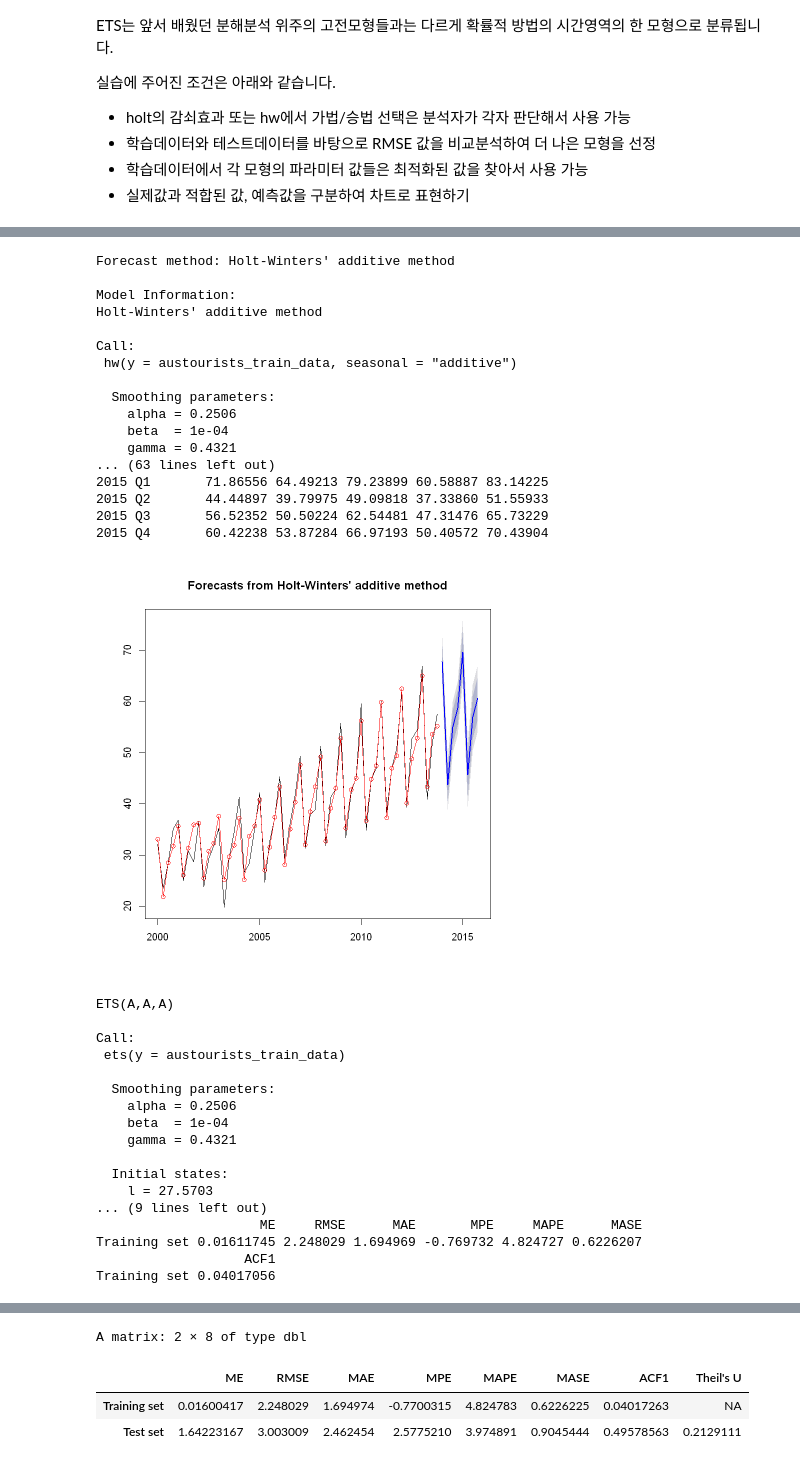
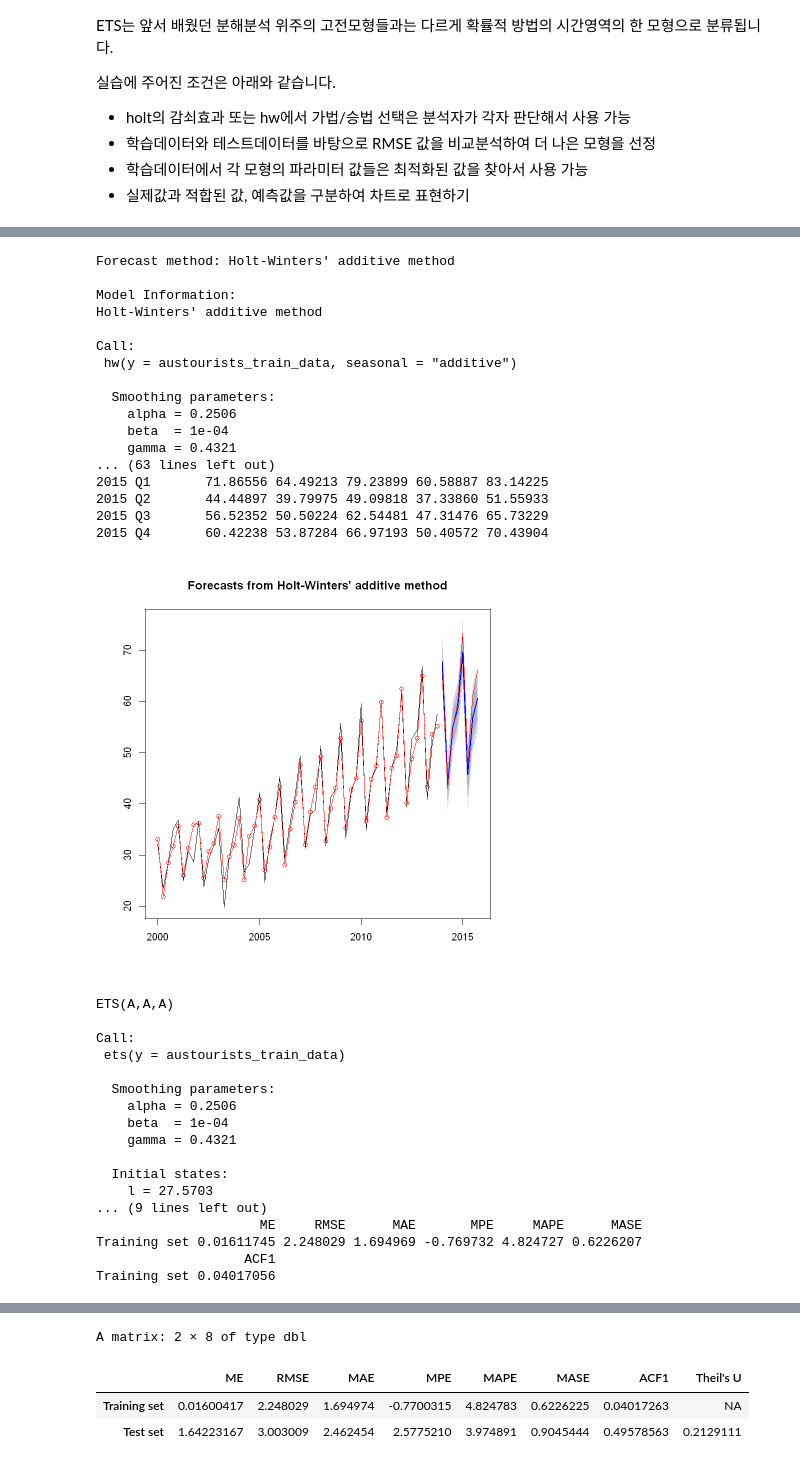
Before and after one commit to ohjinjin/TimeSeries_Lab, a Jupyter notebook: comparing_all_of_exponential_smoothing_method_wih_ets_2.ipynb, the cells around one changed output, grey strips where cells are left out. Saved outputs shown, nothing was run; the diff lists cells and outputs as text; code cells hidden in the pictures.

```diff
--- a/comparing_all_of_exponential_smoothing_method_wih_ets_2.ipynb
+++ b/comparing_all_of_exponential_smoothing_method_wih_ets_2.ipynb
@@ -260,11 +272,13 @@ summary(fit_hw_austourist_2)
 fore_hw_austourist_1 <- forecast(fit_hw_austourist_1)
 plot(fore_hw_austourist_1)
 lines(fitted(fit_hw_austourist_1), type="o", col="red")
+lines(austourists_test_data, col = "red", type = "l")
 
 # forecast hw_additive
 fore_hw_austourist_2 <- forecast(fit_hw_austourist_2)
 plot(fore_hw_austourist_2)
 lines(fitted(fit_hw_austourist_2), type="o", col="red")
+lines(austourists_test_data, col = "red", type = "l")
 
 # fit ets_aaa
 fit_ets_austourist_1 <- ets(austourists_train_data)
@@ -283,35 +297,36 @@ summary(fit_ets_austourist_2)
 
 # forecast ets_aaa
 fore_ets_austourist_2 <- forecast(fit_ets_austourist_2)
 plot(fore_ets_austourist_2)
 lines(fitted(fit_ets_austourist_2), type="o", col="red")
-lines(simulate(fit_ets_austourist_2, 8), col="red") # 한번 simulate
+lines(austourists_test_data, col = "red", type = "l")
+#lines(simulate(fit_ets_austourist_2, 8), col="red") # 한번 simulate
 
 
 # 평가
 accuracy(fore_hw_austourist_1,austourists_test_data)
 accuracy(fore_hw_austourist_2,austourists_test_data)
 accuracy(fore_ets_austourist_1,austourists_test_data)
 accuracy(fore_ets_austourist_2,austourists_test_data)
 # %% [output]
 Forecast method: Holt-Winters' additive method
 
 Model Information:
 Holt-Winters' additive method
 
 Call:
  hw(y = austourists_train_data, seasonal = "additive")
 
   Smoothing parameters:
     alpha = 0.2506
     beta  = 1e-04
     gamma = 0.4321
 ... (63 lines left out)
 2015 Q1       71.86556 64.49213 79.23899 60.58887 83.14225
 2015 Q2       44.44897 39.79975 49.09818 37.33860 51.55933
 2015 Q3       56.52352 50.50224 62.54481 47.31476 65.73229
 2015 Q4       60.42238 53.87284 66.97193 50.40572 70.43904
-[figure, old version]
+[figure, new version]
 ETS(A,A,A)
 
 Call:
```
Also changed, not shown: parts of 6 cells of this notebook.
